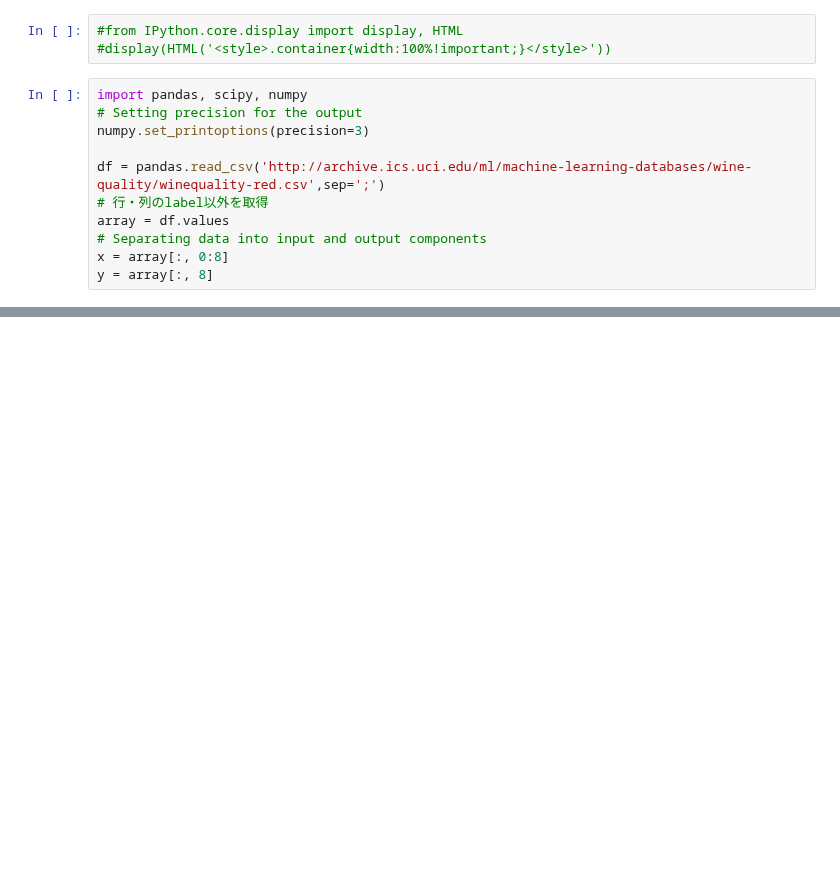
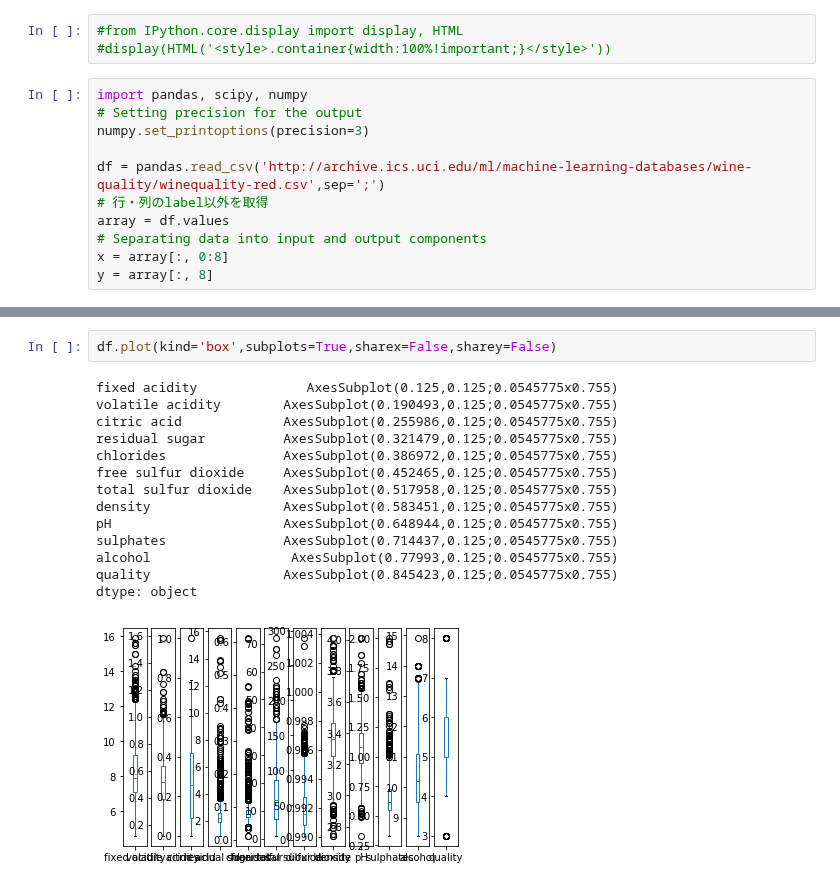
Before and after one commit to furukawa-laboratory/workout_report_2019, a Jupyter notebook: trainee/tsuno/preprocessing/data_processing.ipynb, the cells around one changed output, grey strips where cells are left out. Drawn from its saved outputs; the diff is of its cells as text; blank space fills up the shorter version.

```diff
--- a/trainee/tsuno/preprocessing/data_processing.ipynb
+++ b/trainee/tsuno/preprocessing/data_processing.ipynb
@@ -40,0 +276,17 @@ print(rescaledX[0:5,:])
+# %%
+df.plot(kind='box',subplots=True,sharex=False,sharey=False)
+# %% [output]
+fixed acidity              AxesSubplot(0.125,0.125;0.0545775x0.755)
+volatile acidity        AxesSubplot(0.190493,0.125;0.0545775x0.755)
+citric acid             AxesSubplot(0.255986,0.125;0.0545775x0.755)
+residual sugar          AxesSubplot(0.321479,0.125;0.0545775x0.755)
+chlorides               AxesSubplot(0.386972,0.125;0.0545775x0.755)
+free sulfur dioxide     AxesSubplot(0.452465,0.125;0.0545775x0.755)
+total sulfur dioxide    AxesSubplot(0.517958,0.125;0.0545775x0.755)
+density                 AxesSubplot(0.583451,0.125;0.0545775x0.755)
+pH                      AxesSubplot(0.648944,0.125;0.0545775x0.755)
+sulphates               AxesSubplot(0.714437,0.125;0.0545775x0.755)
+alcohol                  AxesSubplot(0.77993,0.125;0.0545775x0.755)
+quality                 AxesSubplot(0.845423,0.125;0.0545775x0.755)
+dtype: object
+[figure, added]
```
Also changed, not shown: parts of 28 cells of this notebook.
